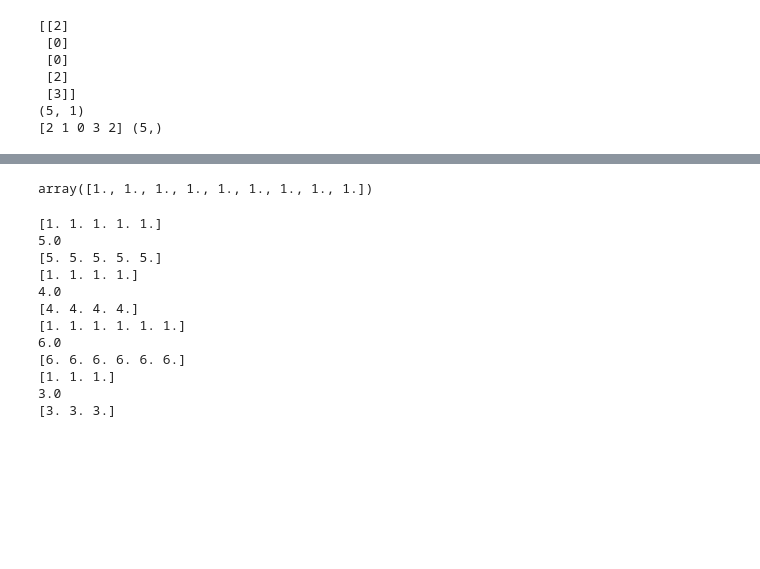
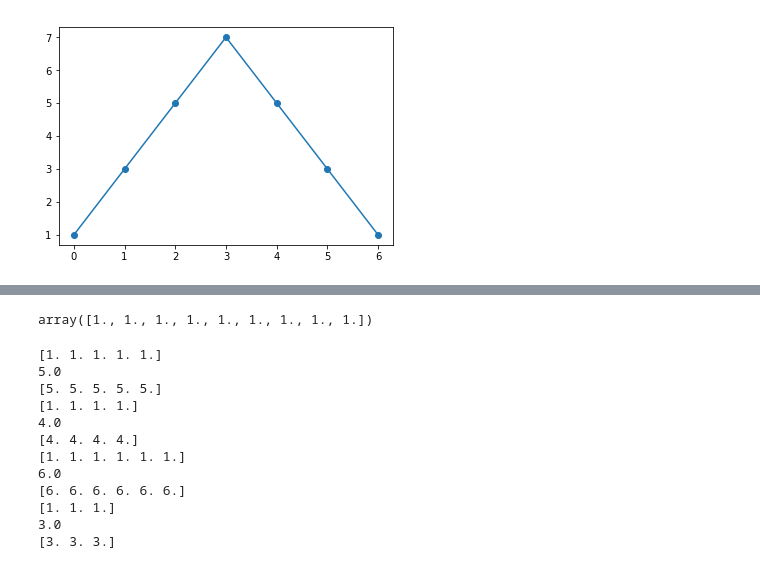
Before and after one commit to seungwon1/cs294_hw, a Jupyter notebook: hw2/Untitled.ipynb, the cells around one changed output, grey strips where cells are left out. Cells and saved outputs as stored; diff of their text form; code cells hidden in the pictures; blank space fills up the shorter version.

```diff
--- a/hw2/Untitled.ipynb
+++ b/hw2/Untitled.ipynb
@@ -11,19 +8,8 @@ The autoreload extension is already loaded. To reload it, use:
-# %%
-
-
-c = tf.random.categorical(logits = np.ones((5,4)), num_samples =1)
-c2 = tf.reshape(c, [-1])
-with tf.Session() as sess:
-    d = sess.run(c)
-    d2 = sess.run(c2)
-print(d)
-print(d.shape)
-print(d2, d2.shape)
-# %% [output]
-[[2]
- [0]
- [0]
- [2]
- [3]]
-(5, 1)
-[2 1 0 3 2] (5,)
+# %%
+a = [1,3,5,7,5,3,1]
+
+from matplotlib import pyplot as plt
+plt.plot(a, marker='o')
+plt.show()
+# %% [output]
+[figure, added]
```
Also changed, not shown: parts of 9 cells of this notebook, 55 other files.
